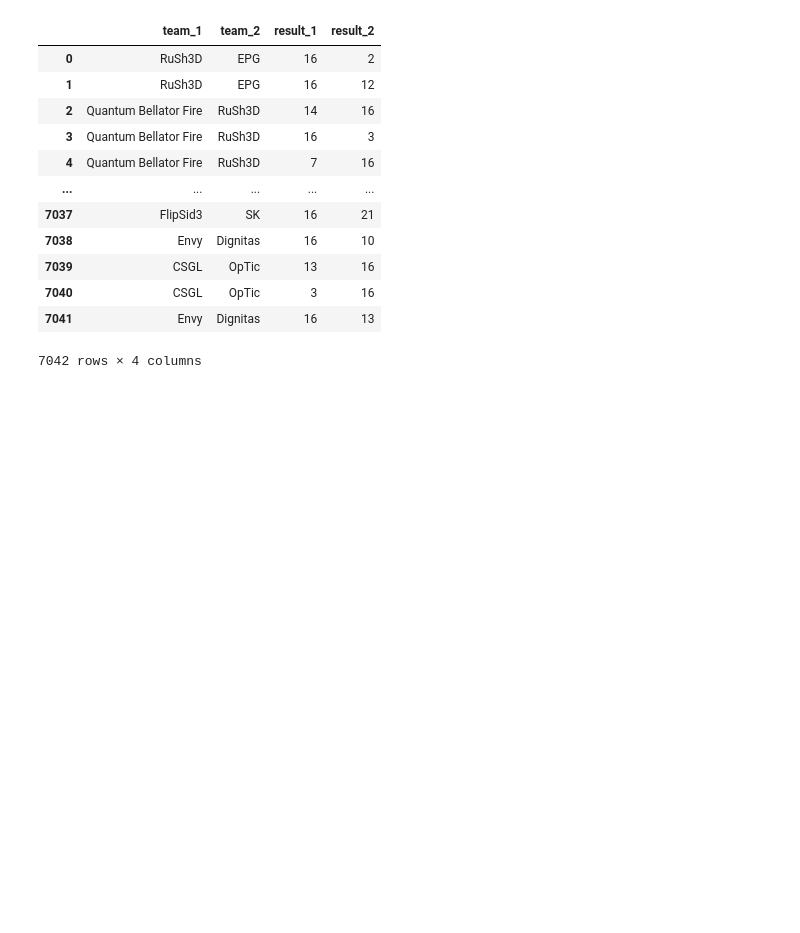
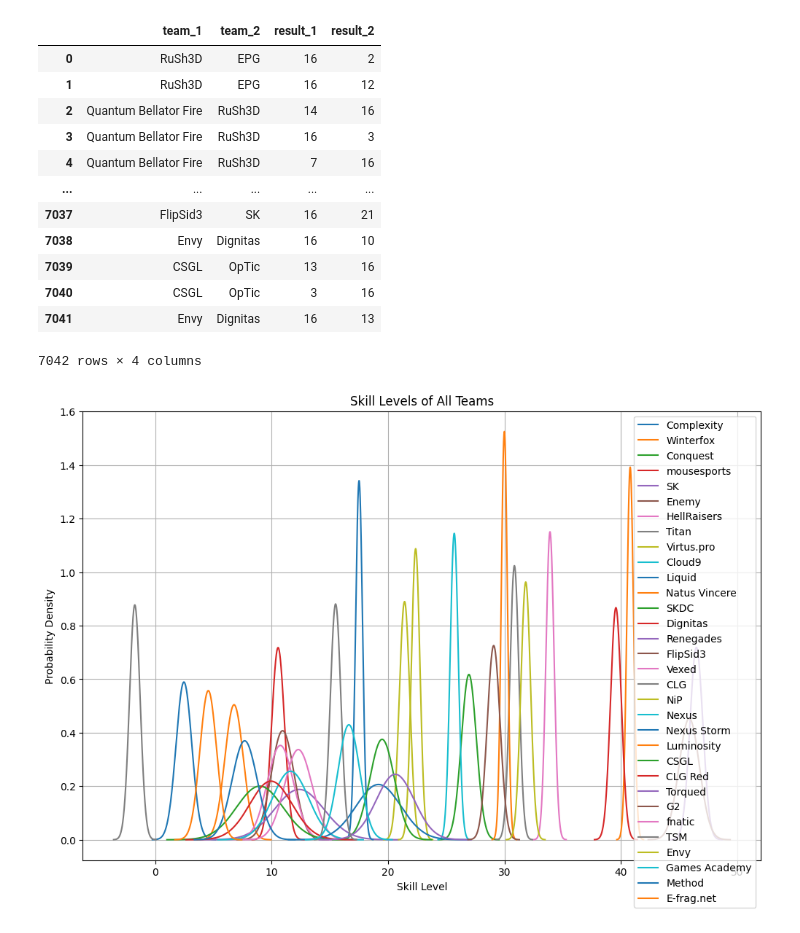
Before and after one commit to ClaudeCarlsson/Bayesian-Skill-Estimation-in-Player-Competitions, a Jupyter notebook: Project.ipynb, the cells around one changed output. Saved outputs shown, nothing was run; the diff lists cells and outputs as text; code cells hidden in the pictures; blank space fills up the shorter version.

```diff
--- a/Project.ipynb
+++ b/Project.ipynb
@@ -558,7 +595,7 @@ df_cs = pd.read_csv('results.csv')
 df_cs['date'] = pd.to_datetime(df_cs['date'])
 
 # Filter the data to include only rows from the year 2015
-df_cs = df_cs[df_cs['date'].dt.year == 2016]
+df_cs = df_cs[df_cs['date'].dt.year == 2015]
 
 # Extract the specified columns from the 2015 data
 df_cs = df_cs[['team_1', 'team_2', 'result_1', 'result_2']]
@@ -696,3 +749,20 @@ df_cs
 | 7040 | CSGL | OpTic | 3 | 16 |
 | 7041 | Envy | Dignitas | 16 | 13 |
 7042 rows × 4 columns
+# %%
+plt.figure(figsize=(12, 8))
+
+for team in team_skills.keys():
+    mean = team_skills[team]['mean']
+    std_dev = np.sqrt(team_skills[team]['variance'])
+    x = np.linspace(mean - 4*std_dev, mean + 4*std_dev, 1000)
+    plt.plot(x, norm.pdf(x, mean, std_dev), label=team)
+
+plt.title('Skill Levels of All Teams')
+plt.xlabel('Skill Level')
+plt.ylabel('Probability Density')
+plt.legend()
+plt.grid()
+plt.show()
+# %% [output]
+[figure, added]
```
Also changed, not shown: parts of 7 cells of this notebook, 5 other files.
